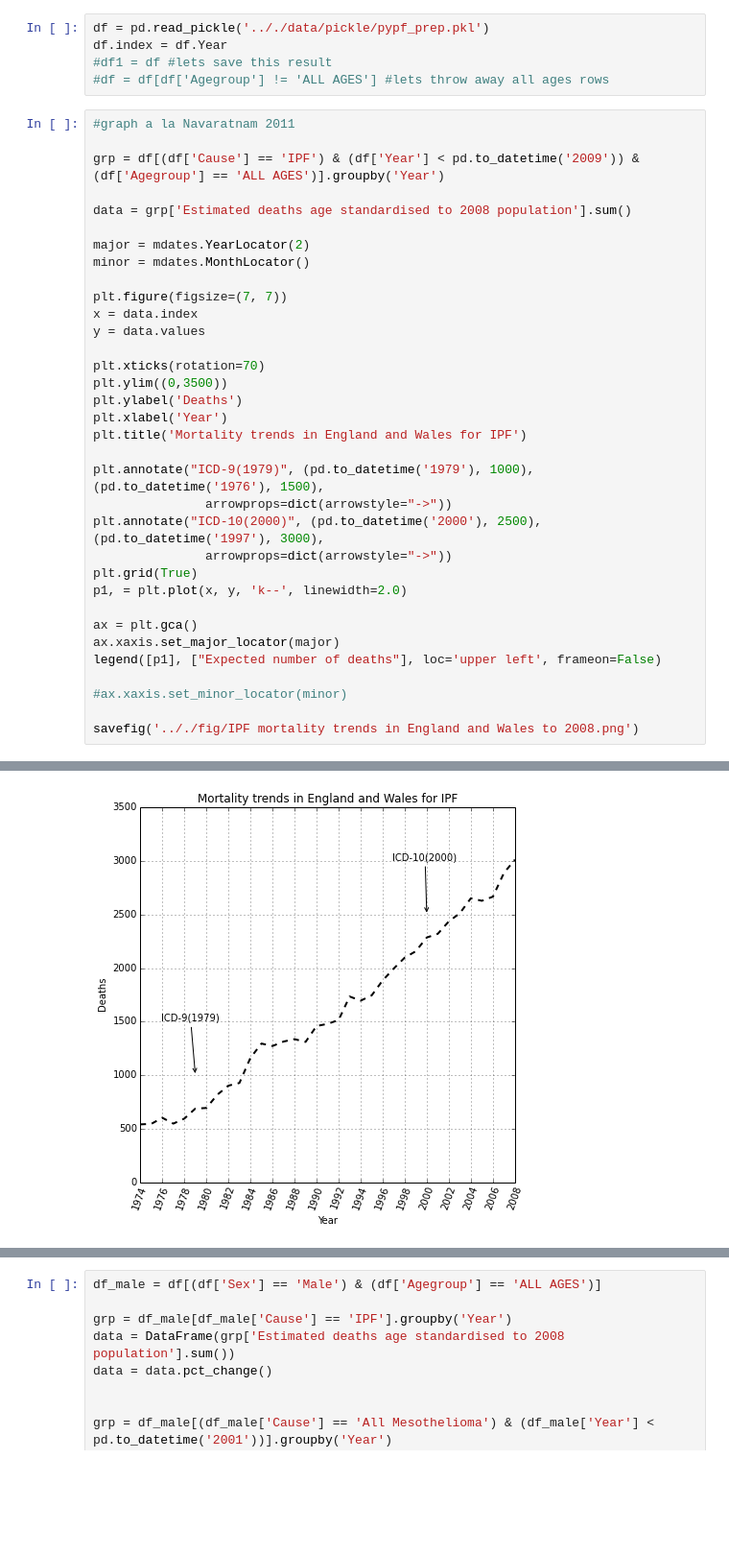
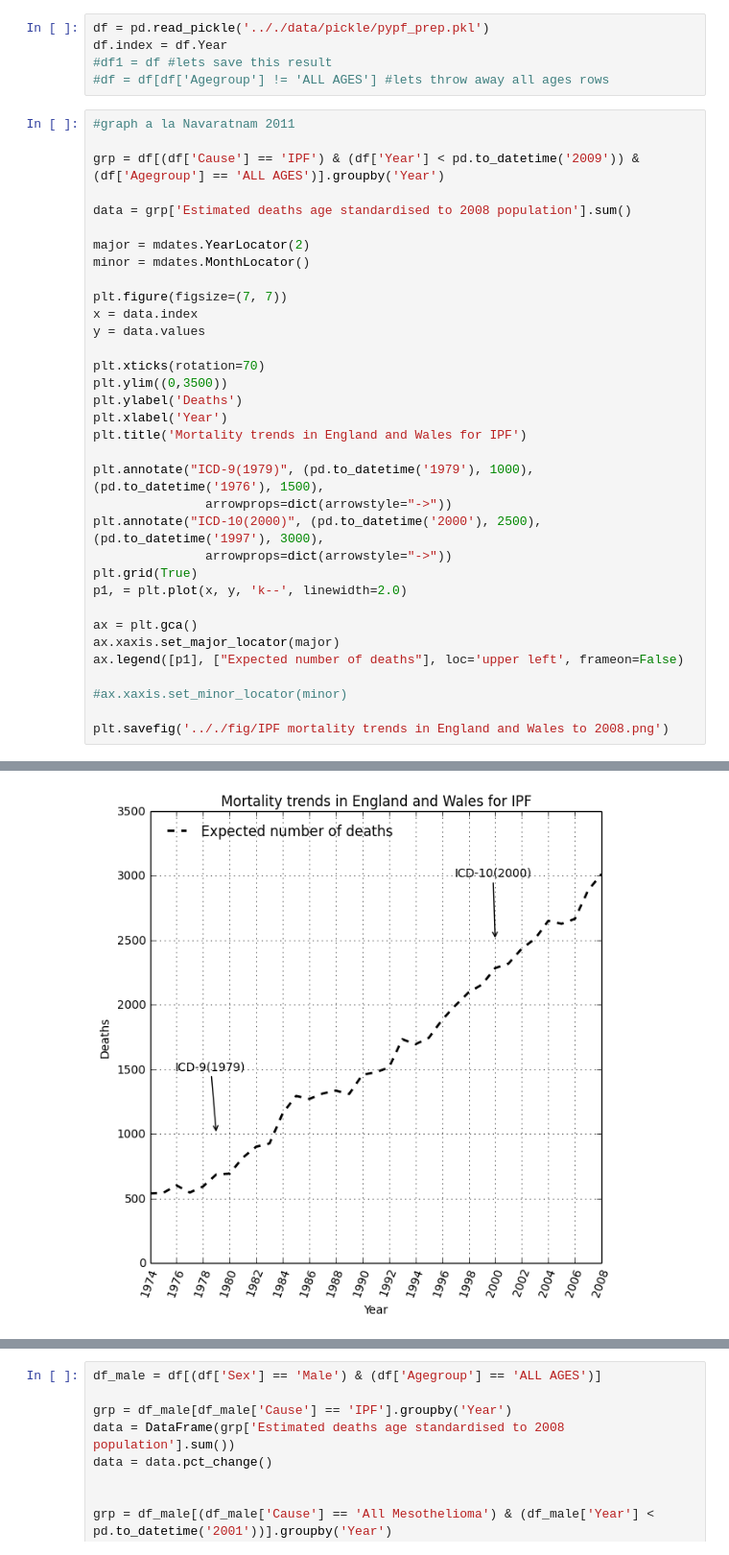
Before and after one commit to drcjar/pypf, a Jupyter notebook: notebooks/pypf_analysis.ipynb, the cells around one changed output, grey strips where cells are left out. Shown at 96% size. Cells and saved outputs as stored; diff of their text form; blank space fills up the shorter version.

```diff
--- a/notebooks/pypf_analysis.ipynb
+++ b/notebooks/pypf_analysis.ipynb
@@ -41,9 +42,9 @@ p1, = plt.plot(x, y, 'k--', linewidth=2.0)
 
 ax = plt.gca()
 ax.xaxis.set_major_locator(major)
-legend([p1], ["Expected number of deaths"], loc='upper left', frameon=False)
+ax.legend([p1], ["Expected number of deaths"], loc='upper left', frameon=False)
 
 #ax.xaxis.set_minor_locator(minor)
 
-savefig('.././fig/IPF mortality trends in England and Wales to 2008.png')
+plt.savefig('.././fig/IPF mortality trends in England and Wales to 2008.png')
 # %% [output]
@@ -51,4 +51,4 @@ NameError: name 'legend' is not defined
-[figure, old version]
+[figure, new version]
 # %%
 #graph a la Navaratnam 2011
 
```
Also changed, not shown: parts of 14 cells of this notebook, 20 other files.
